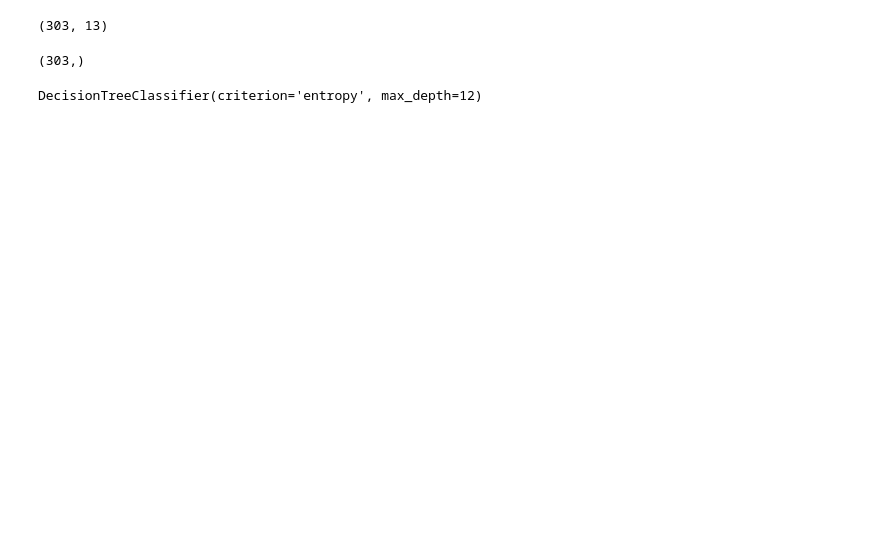
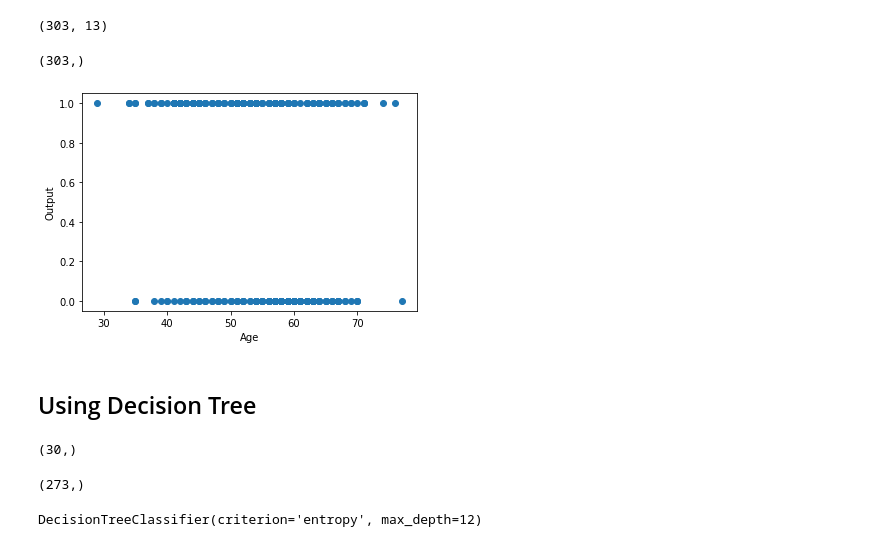
Before and after one commit to vivekbhadula/heart_attack_ML, a Jupyter notebook: heart_attack.ipynb, the cells around one changed output. Drawn from its saved outputs; the diff is of its cells as text; code cells hidden in the pictures; blank space fills up the shorter version.

```diff
--- a/heart_attack.ipynb
+++ b/heart_attack.ipynb
@@ -39,5 +41,14 @@ y = my_data['output']
 y.shape
 # %% [output]
 (303,)
+# %%
+plt.scatter(my_data.age, my_data.output)
+plt.xlabel('Age')
+plt.ylabel('Output')
+plt.show()
+# %% [output]
+[figure, added]
+# %% [markdown]
+<h2> Using Decision Tree
 # %%
 from sklearn.model_selection import train_test_split
@@ -45,3 +56,11 @@ X_trainset, X_testset, y_trainset, y_testset = train_test_split(X, y, test_size
+# %%
+y_testset.shape
+# %% [output]
+(30,)
+# %%
+y_trainset.shape
+# %% [output]
+(273,)
 # %%
 outputTree = DecisionTreeClassifier(criterion='entropy', max_depth=12)
 outputTree.fit(X_trainset, y_trainset)
```
Also changed, not shown: parts of 3 cells of this notebook.
